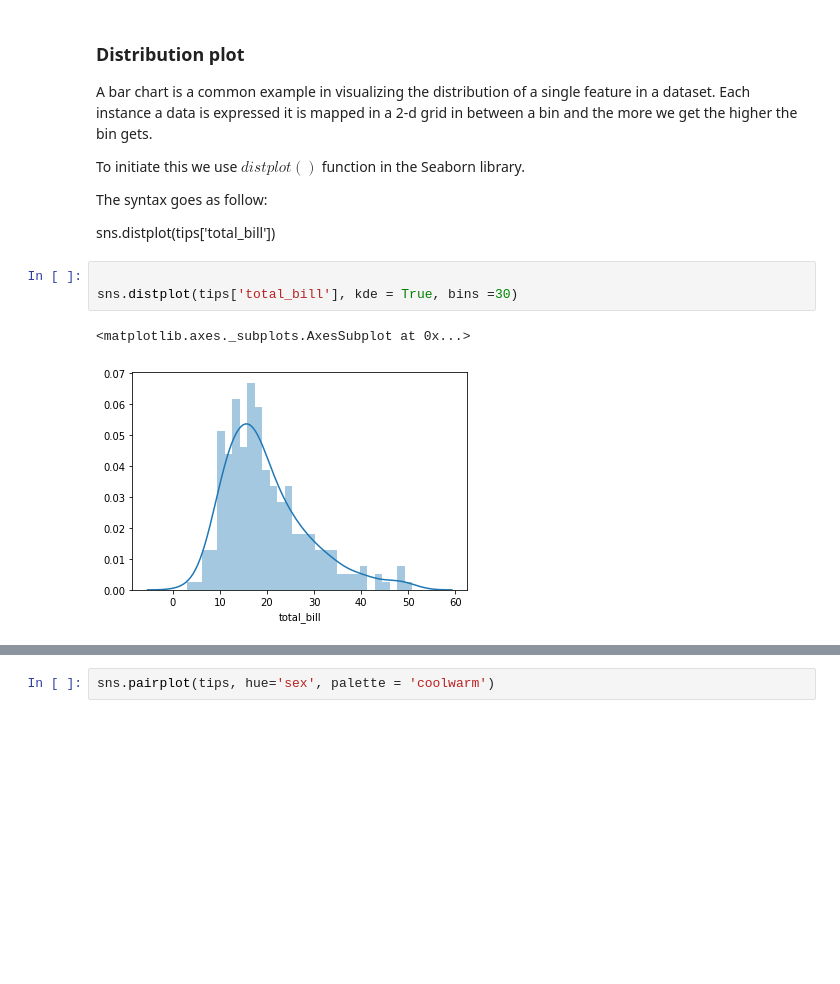
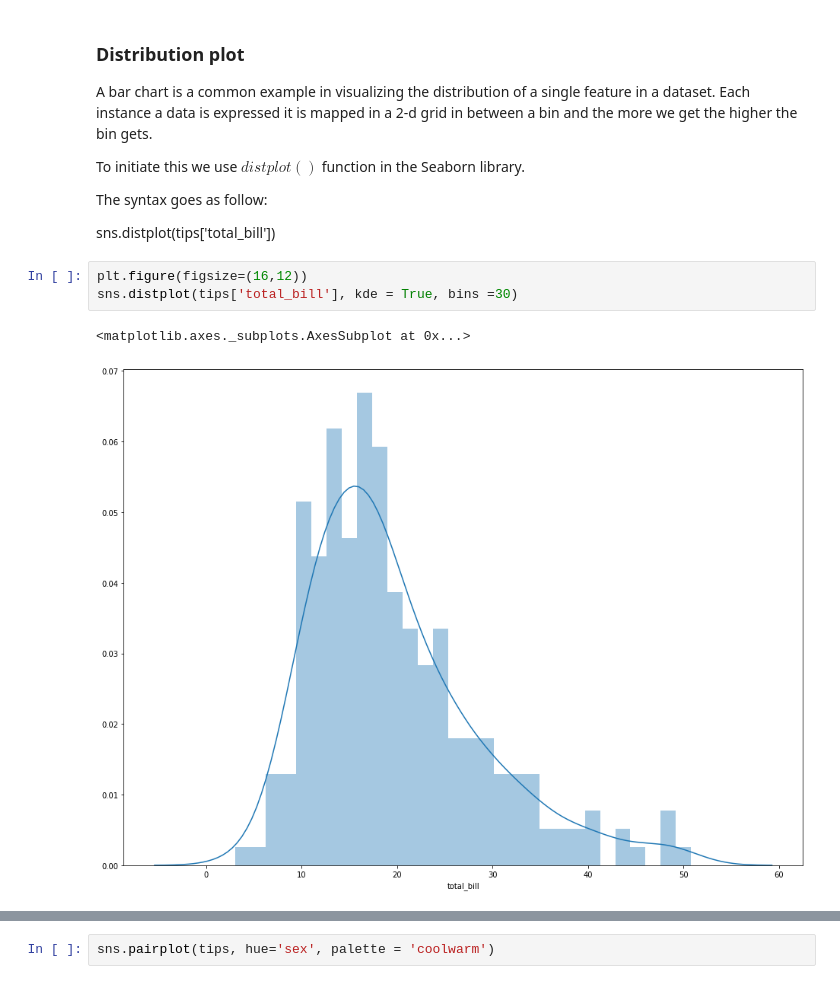
Before and after one commit to jaymanalastas/jaymanalastas.github.io, a Jupyter notebook: content/2019/1/DeepDive_seaborn.ipynb, the cells around one changed output, grey strips where cells are left out. Cells and saved outputs as stored; diff of their text form; blank space fills up the shorter version.

```diff
--- a/content/2019/1/DeepDive_seaborn.ipynb
+++ b/content/2019/1/DeepDive_seaborn.ipynb
@@ -88,11 +88,11 @@ The syntax goes as follow:
 
 sns.distplot(tips['total_bill'])
 # %%
-
+plt.figure(figsize=(16,12))
 sns.distplot(tips['total_bill'], kde = True, bins =30)
 # %% [output]
 <matplotlib.axes._subplots.AxesSubplot at 0x...>
-[figure, old version]
+[figure, new version]
 # %% [markdown]
 ### Joint plot
 
```
Also changed, not shown: parts of 10 cells of this notebook, 5 other files.
